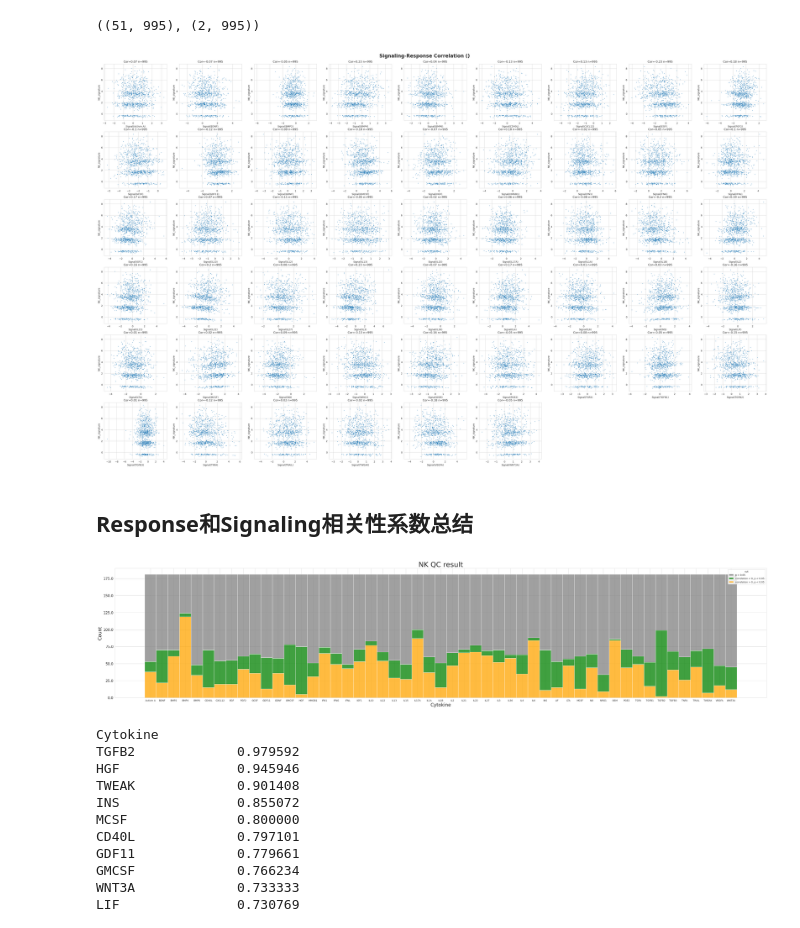
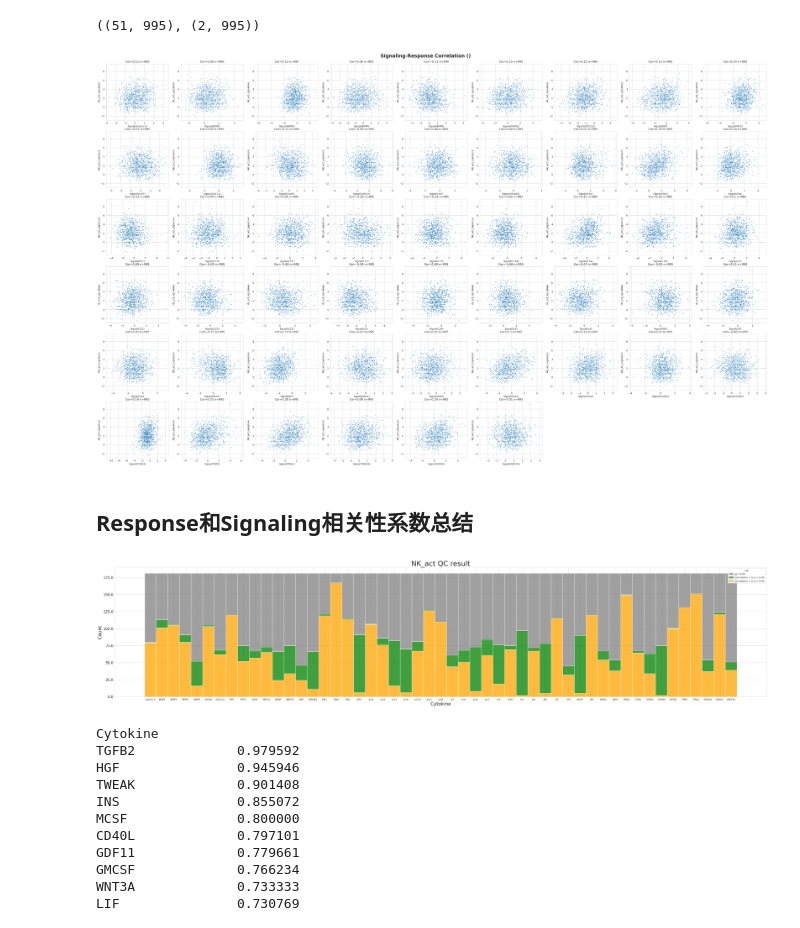
Before and after one commit to yoyoong/Tres, a Jupyter notebook: 2.mTres/qc_plot.ipynb, the cells around one changed output. Cells and saved outputs as stored; diff of their text form; code cells hidden in the pictures.

```diff
--- a/2.mTres/qc_plot.ipynb
+++ b/2.mTres/qc_plot.ipynb
@@ -6,7 +6,7 @@ import pandas as pd
 import matplotlib.pyplot as plt
 import seaborn as sns
 
-celltype = 'NK'
+celltype = 'NK_act'
 dataset = 'BLCA_GSE145281_aPDL1'
 sample = ''
 
@@ -31,6 +31,11 @@ elif celltype == 'NK':
     celltype_in_column = 'NK'
     celltype_in_file = 'NK'
     response_path = f'/sibcb2/bioinformatics2/hongyuyang/dataset/Tres/2.tisch_data/3-4.NK_response/{dataset}.csv'
+elif celltype == 'NK_act':
+    signature = 'NK_act_signature'
+    celltype_in_column = 'NK'
+    celltype_in_file = 'NK'
+    response_path = f'/sibcb2/bioinformatics2/hongyuyang/dataset/Tres/2.tisch_data/3-4-0.NK_act_response/{dataset}.csv'
 
 signaling_path = f'/sibcb2/bioinformatics2/hongyuyang/dataset/Tres/2.tisch_data/2.Signaling/{dataset}.csv'
 # signaling_path = '/sibcb2/bioinformatics2/hongyuyang/dataset/Tres/2.neutrophil_data/Gao2024.signaling.csv'
@@ -78,7 +83,7 @@ for cytokine in list(signaling_data.index):
 fig.suptitle(f"Signaling-Response Correlation ({sample})", fontsize=20, fontweight='bold', y=0.9)
 plt.show()
 # %% [output]
-[figure, old version]
+[figure, new version]
 # %% [markdown]
 ## Response和Signaling相关性系数总结
 # %%
@@ -89,7 +94,7 @@ import seaborn as sns
 import matplotlib.gridspec as gridspec
 
 # celltype_list = ['CD8T', 'Macrophage', 'Neutrophils', 'NK']
-celltype_list = ['NK']
+celltype_list = ['NK_act']
 fig = plt.figure(figsize=(50, 10 * len(celltype_list)))
 gs = gridspec.GridSpec(nrows=len(celltype_list), ncols=1)
 
@@ -111,34 +116,34 @@ for celltype in celltype_list:
         elif x.correlation <= (cutoff * -1) and x.p <= 0.05:
             return negative_str
         elif x.p > 0.05:
             return unvalid_str
     qc_result_data['cut'] = qc_result_data.apply(lambda x: get_group(x), axis=1)
 
     def get_group2(x):
         if x.correlation >= cutoff and x.p <= 0.05:
             return 0
         elif x.correlation <= (cutoff * -1) and x.p <= 0.05:
             return 1
         elif x.p > 0.05:
             return -1
 
     qc_result_data['negative_rate'] = qc_result_data.apply(lambda x: get_group2(x), axis=1)
     qc_result_filtered = qc_result_data[qc_result_data['negative_rate'] >= 0]
     negative_rate = qc_result_filtered.groupby('Cytokine')['negative_rate'].mean()
     negative_rate.sort_values(ascending=False, inplace=True)
     negative_rate.to_csv(f"/sibcb2/bioinformatics2/hongyuyang/dataset/Tres/2.tisch_data/4.qc_result/Rank_new.{celltype}.csv")
 
     ax = fig.add_subplot(gs[i, 0])
     histplot = sns.histplot(data=qc_result_data, x="Cytokine", hue="cut", multiple="stack", hue_order=[unvalid_str, negative_str, positive_str],
                             palette={positive_str:'orange', negative_str:'green', unvalid_str:'grey'})
     histplot.xaxis.label.set_size(20)
     histplot.yaxis.label.set_size(20)
     histplot.set_yticklabels(histplot.get_yticks(), size = 15)
     histplot.set_title(f"{celltype} QC result", size = 30)
     i += 1
 plt.show()
 # %% [output]
-[figure, old version]
+[figure, new version]
 # %%
 negative_rate
 # %% [output]
```
Also changed, not shown: 11 other files.
